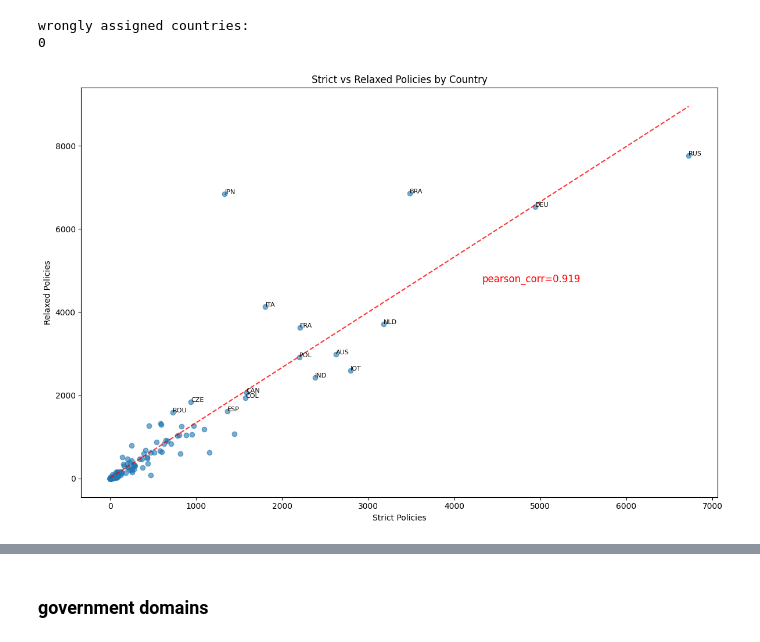
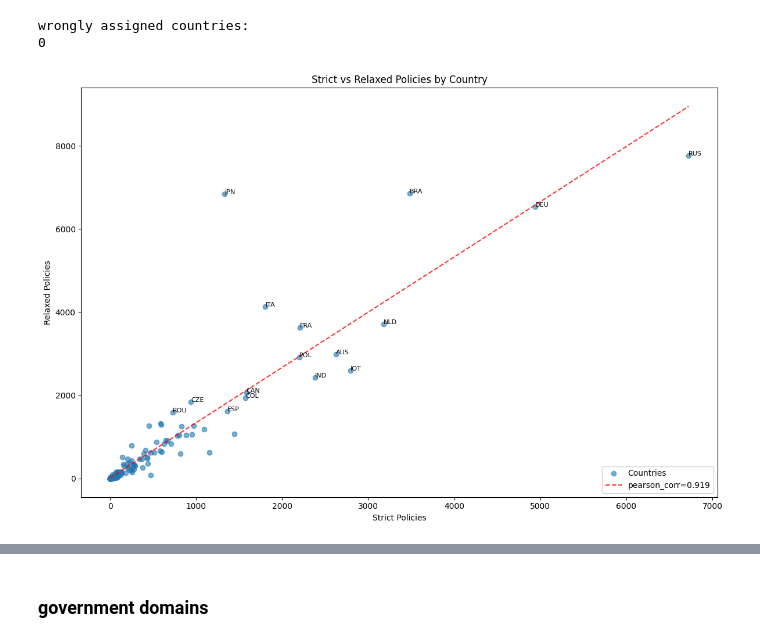
Before and after one commit to internettransparency/dmarc-cctld-research, a Jupyter notebook: notebooks/process-results.ipynb, the cells around one changed output, grey strips where cells are left out. Drawn from its saved outputs; the diff is of its cells as text; code cells hidden in the pictures.

```diff
--- a/notebooks/process-results.ipynb
+++ b/notebooks/process-results.ipynb
@@ -167,59 +167,41 @@ wrongly assigned countries:
 def strict_relaxed_policy_correlation(policy_counts_pdf, threshold):
 
     plt.figure(figsize=(12, 8))
-    plt.scatter(policy_counts_pdf['strict_policies'], policy_counts_pdf['relaxed_policies'], alpha=0.6)
+    plt.scatter(policy_counts_pdf['strict_policies'], policy_counts_pdf['relaxed_policies'], alpha=0.6, label='Countries')
 
     # Calculate Pearson correlation
     pearson_r, p_value = stats.pearsonr(policy_counts_pdf['strict_policies'],
                                         policy_counts_pdf['relaxed_policies'])
 
     # Calculate regression line
     z = np.polyfit(policy_counts_pdf['strict_policies'],
                 policy_counts_pdf['relaxed_policies'], 1)
     p = np.poly1d(z)
 
     # Plot regression line
     x_line = np.linspace(policy_counts_pdf['strict_policies'].min(),
                         policy_counts_pdf['strict_policies'].max(), 100)
     plt.plot(x_line, p(x_line), "r--", alpha=0.8,
-            label=f'Regression line (r = {pearson_r:.3f}, p = {p_value:.3f})')
-
-    # Annotate Pearson r on the middle of the regression line
-    y_line = p(x_line)
-    mid_point_idx = len(x_line) // 2
-    mid_x = x_line[mid_point_idx] + threshold
-    mid_y = y_line[mid_point_idx]
-
-    # Calculate the angle of the line for text rotation
-    angle = np.degrees(np.arctan(z[0]))
-
-    # Add annotation with background box
-    plt.annotate(f'pearson_corr={pearson_r:.3f}',
-                xy=(mid_x, mid_y),
-                xytext=(0, 10),  # 10 points above the line
-                textcoords='offset points',
-                fontsize=12,
-                color='red',
-                ha='center',
-                #|bbox=dict(boxstyle='round,pad=0.3', facecolor='white', edgecolor='red', alpha=0.8)
-                )
-
-
+            label=f'pearson_corr={pearson_r:.3f}')
 
     # Add labels for interesting points (optional)
     for idx, row in policy_counts_pdf.iterrows():
         if row['strict_policies'] > threshold or row['relaxed_policies'] > threshold:
             plt.annotate(row['country'], (row['strict_policies'], row['relaxed_policies']), fontsize=8)
+
+    # Add legend with Pearson correlation in bottom right
+    legend_text = f'Pearson r = {pearson_r:.3f} (p = {p_value:.3f})'
+    plt.legend(loc='lower right') #, title=legend_text, title_fontsize=12)
 
     plt.xlabel('Strict Policies')
     plt.ylabel('Relaxed Policies')
     plt.title('Strict vs Relaxed Policies by Country')
     plt.tight_layout()
     plt.show()
 
 strict_relaxed_policy_correlation(policy_counts_pdf.copy(), threshold=1500)
 # %% [output]
-[figure, old version]
+[figure, new version]
 # %%
 def policy_distribution_heatmap(policy_counts_pdf):
     # Reshape data for heatmap
```
Also changed, not shown: parts of 6 cells of this notebook.
